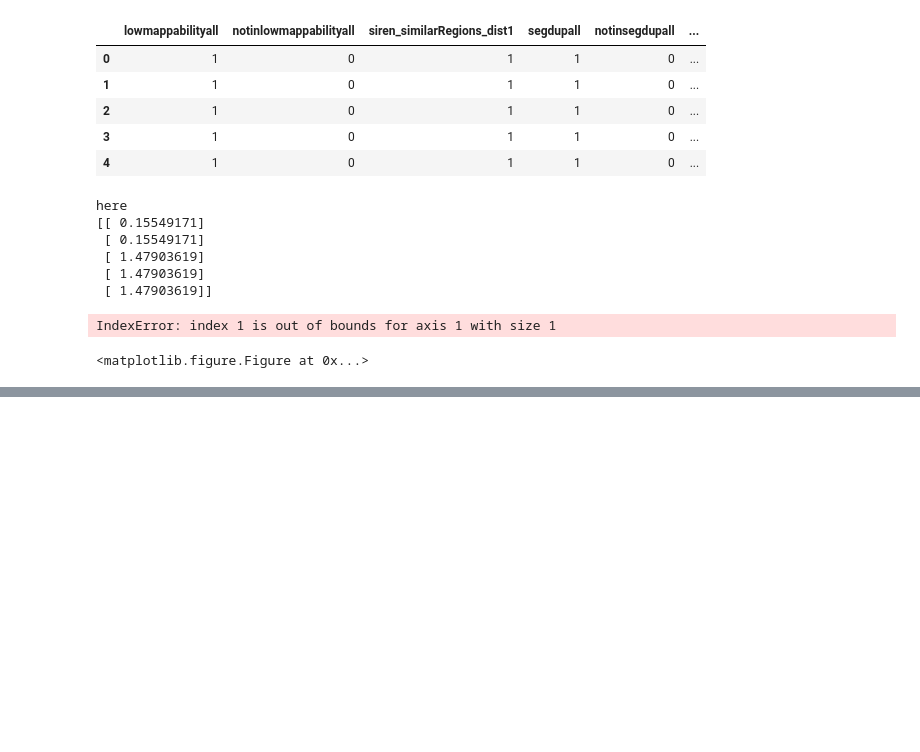
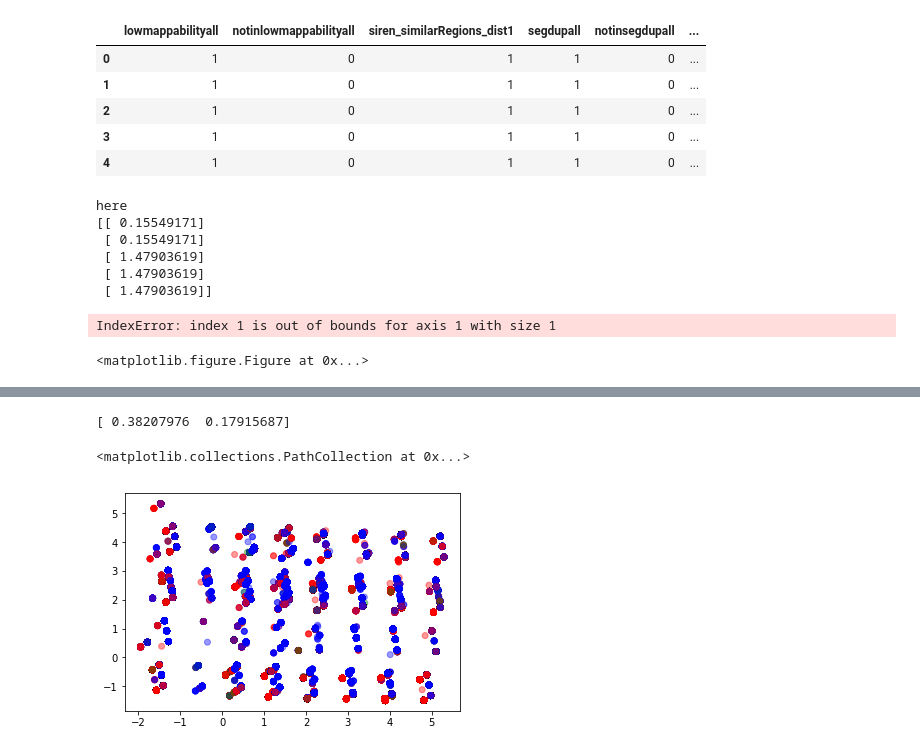
Before and after one commit to bmennis/explore-cgi, a Jupyter notebook: notebooks/kaviar-pca.ipynb, the cells around one changed output, grey strips where cells are left out. Cells and saved outputs as stored; diff of their text form; code cells hidden in the pictures; blank space fills up the shorter version.

```diff
--- a/notebooks/kaviar-pca.ipynb
+++ b/notebooks/kaviar-pca.ipynb
@@ -112,0 +114,21 @@ plt.scatter(X_r[:, 0], X_r[:, 1], alpha=.4, c=status_colors)
+# %%
+dat_3 = dat[(dat.kaviar_status=='cgi') | (dat.kaviar_status=='ill') | (dat.kaviar_status=='both')]
+X = dat_3[features].values
+X = StandardScaler().fit_transform(X)
+colors = {'ill':'red',
+          'both':'green',
+          'cgi':'blue',
+          'none':'black'}
+status_colors = [colors[x] for x in dat_3['kaviar_status']]
+pca = PCA(n_components=2)
+p = pca.fit(X)
+print(p.explained_variance_ratio_)
+X_r = p.transform(X)
+
+plt.figure()
+#for x_y, status in zip(X_r, status):
+plt.scatter(X_r[:, 0], X_r[:, 1], alpha=.4, c=status_colors)
+# %% [output]
+[ 0.38207976  0.17915687]
+<matplotlib.collections.PathCollection at 0x...>
+[figure, added]
```
Also changed, not shown: parts of 2 cells of this notebook.
